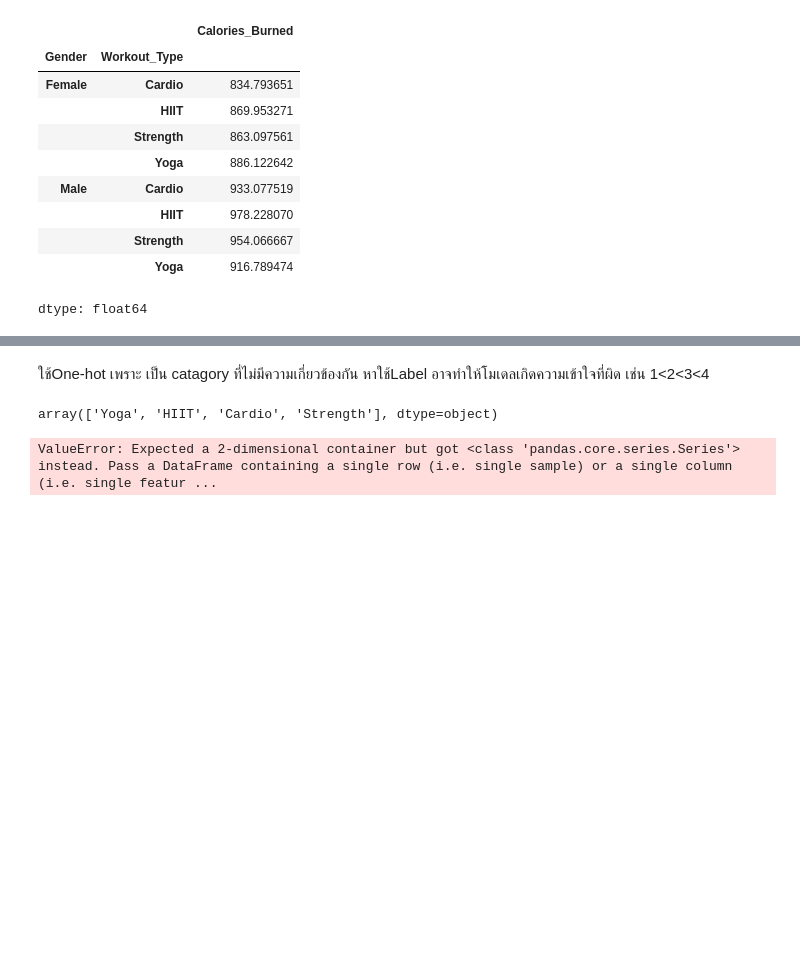
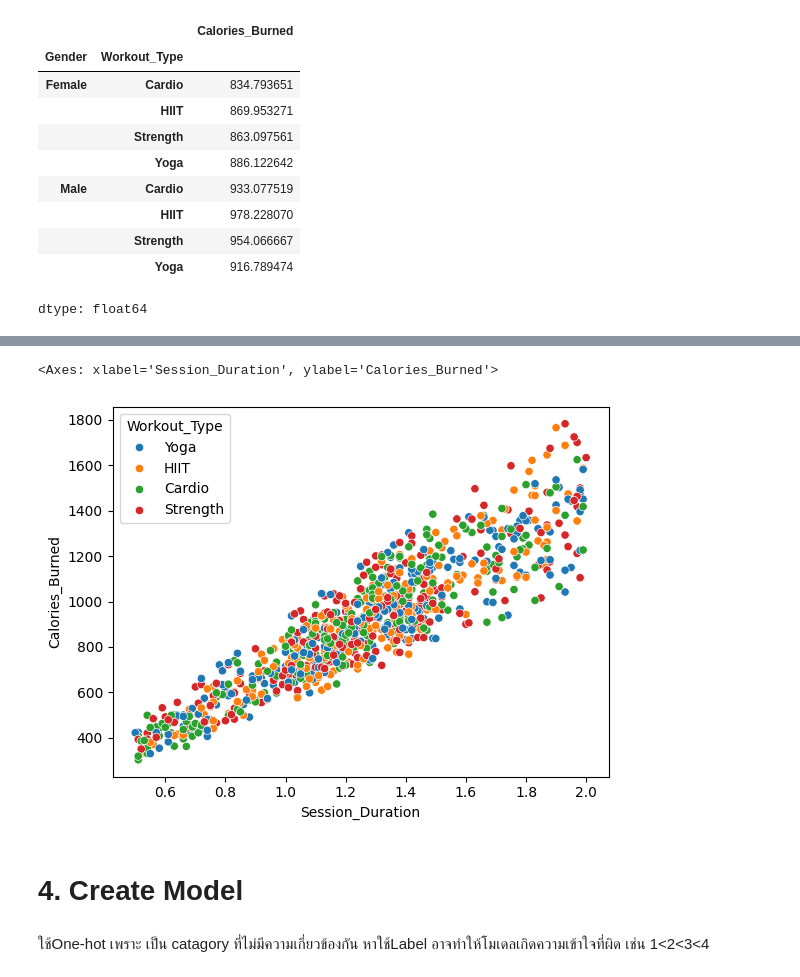
Before and after one commit to Angy-face/Esan-Coding-SS2, a Jupyter notebook: Medium_Gym_member_Data.ipynb, the cells around one changed output, grey strips where cells are left out. Drawn from its saved outputs; the diff is of its cells as text; code cells hidden in the pictures; blank space fills up the shorter version.

```diff
--- a/Medium_Gym_member_Data.ipynb
+++ b/Medium_Gym_member_Data.ipynb
@@ -130,3 +188,10 @@ dtype: float64
+# %%
+sns.scatterplot(data=df, x="Session_Duration", y="Calories_Burned", hue="Workout_Type")
+# %% [output]
+<Axes: xlabel='Session_Duration', ylabel='Calories_Burned'>
+[figure, added]
+# %% [markdown]
+# 4. Create Model
 # %% [markdown]
 ใช้One-hot เพราะ เป็น catagory ที่ไม่มีความเกี่ยวข้องกัน หาใช้Label อาจทำให้โมเดลเกิดความเข้าใจที่ผิด เช่น 1<2<3<4
 # %%
@@ -133,6 +199 @@ dtype: float64
 from sklearn.preprocessing import OneHotEncoder
-# %%
-workout = df.Workout_Type.unique()
-workout
-# %% [output]
-array(['Yoga', 'HIIT', 'Cardio', 'Strength'], dtype=object)
@@ -141,5 +199,0 @@ df
-# %%
-onehot = OneHotEncoder()
-df[(workout)] = onehot.fit_transform(df['Workout_Type'])
-# %% [output]
-ValueError: Expected a 2-dimensional container but got <class 'pandas.core.series.Series'> instead. Pass a DataFrame containing a single row (i.e. single sample) or a single column (i.e. single featur ...
```
Also changed, not shown: parts of 23 cells of this notebook.
